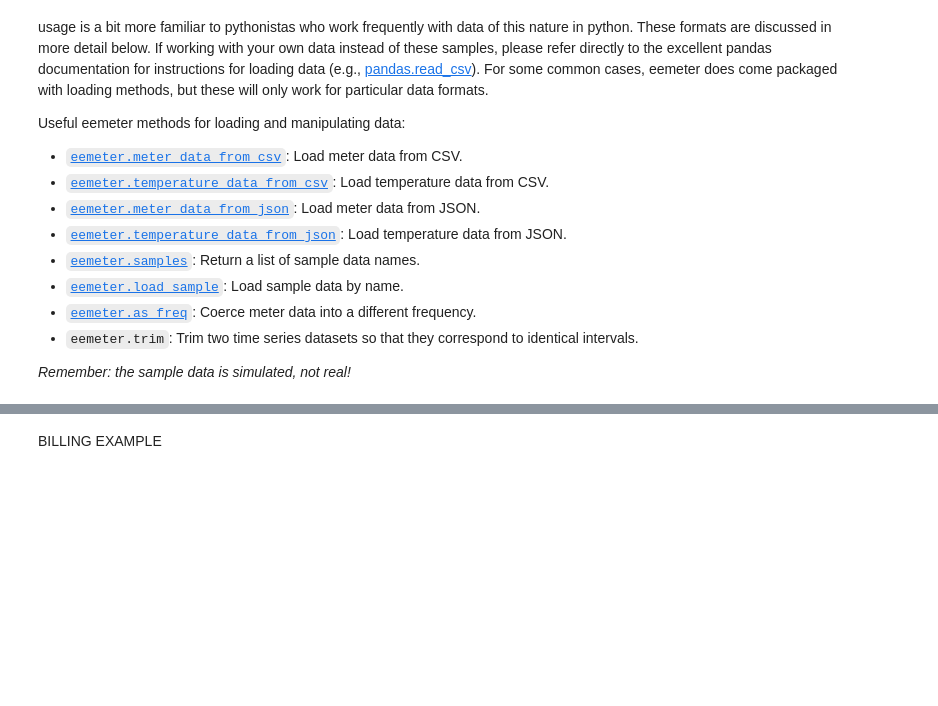
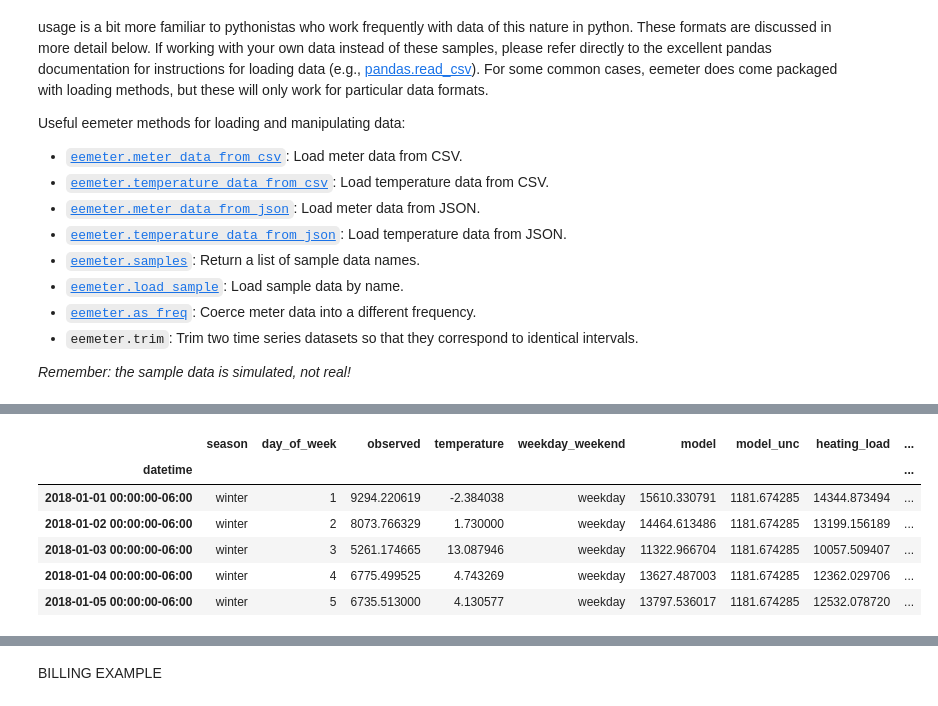
Before and after one commit to openeemeter/eemeter, a Jupyter notebook: scripts/daily_model_tutorial.ipynb, the cells around one changed output, grey strips where cells are left out. Cells and saved outputs as stored; diff of their text form; code cells hidden in the pictures; blank space fills up the shorter version.

```diff
--- a/scripts/daily_model_tutorial.ipynb
+++ b/scripts/daily_model_tutorial.ipynb
@@ -85,15 +85,12 @@ Useful eemeter methods for loading and manipulating data:
 # %%
 df_baseline, df_reporting = em.load_test_data("daily_treatment_data")
 # %%
-n = 3
+n = 0
 
 id = df_baseline.index.get_level_values(0).unique()[n]
 
 df_baseline_n = df_baseline.loc[id]
 df_reporting_n = df_reporting.loc[id]
 
-# introduce problem
-df_baseline_n["observed"].iloc[1:2] = np.nan
-
 daily_baseline_data = em.DailyBaselineData(df_baseline_n, is_electricity_data=True)
 daily_reporting_data = em.DailyReportingData(df_reporting_n, is_electricity_data=True)
@@ -132,13 +96,0 @@ daily_model = em.DailyModel().fit(daily_baseline_data, ignore_disqualification=T
-# %%
-df_baseline_n = df_baseline.loc[id]
-df_baseline_n.index = df_baseline_n.index.tz_localize('UTC').tz_convert('America/Chicago')
-# remove any datetimes from null_days in df_baseline_n
-df_baseline_n = df_baseline_n[[dt.date() not in null_days for dt in df_baseline_n.index]]
-
-df_reporting_n = df_reporting.loc[id]
-df_reporting_n.index = df_reporting_n.index.tz_localize('UTC').tz_convert('America/Chicago')
-# remove any datetimes from null_days in df_baseline_n
-df_reporting_n = df_reporting_n[[dt.date() not in null_days for dt in df_reporting_n.index]]
-
-daily_baseline_data = em.DailyBaselineData(df_baseline_n, is_electricity_data=True)
-daily_reporting_data = em.DailyReportingData(df_reporting_n, is_electricity_data=True)
@@ -149,4 +119,13 @@ daily_model.plot(daily_baseline_data)
 # %%
-daily_model.predict(daily_reporting_data, ignore_disqualification=False)
+df_results = daily_model.predict(daily_reporting_data, ignore_disqualification=False)
+df_results.head()
+# %% [output]
+|  | season | day_of_week | observed | temperature | weekday_weekend | model | model_unc | heating_load | ... |
+| datetime |  |  |  |  |  |  |  |  | ... |
+| 2018-01-01 00:00:00-06:00 | winter | 1 | 9294.220619 | -2.384038 | weekday | 15610.330791 | 1181.674285 | 14344.873494 | ... |
+| 2018-01-02 00:00:00-06:00 | winter | 2 | 8073.766329 | 1.730000 | weekday | 14464.613486 | 1181.674285 | 13199.156189 | ... |
+| 2018-01-03 00:00:00-06:00 | winter | 3 | 5261.174665 | 13.087946 | weekday | 11322.966704 | 1181.674285 | 10057.509407 | ... |
+| 2018-01-04 00:00:00-06:00 | winter | 4 | 6775.499525 | 4.743269 | weekday | 13627.487003 | 1181.674285 | 12362.029706 | ... |
+| 2018-01-05 00:00:00-06:00 | winter | 5 | 6735.513000 | 4.130577 | weekday | 13797.536017 | 1181.674285 | 12532.078720 | ... |
 # %%
 daily_model.plot(daily_reporting_data)
```
Also changed, not shown: parts of 16 cells of this notebook, 3 other files.
